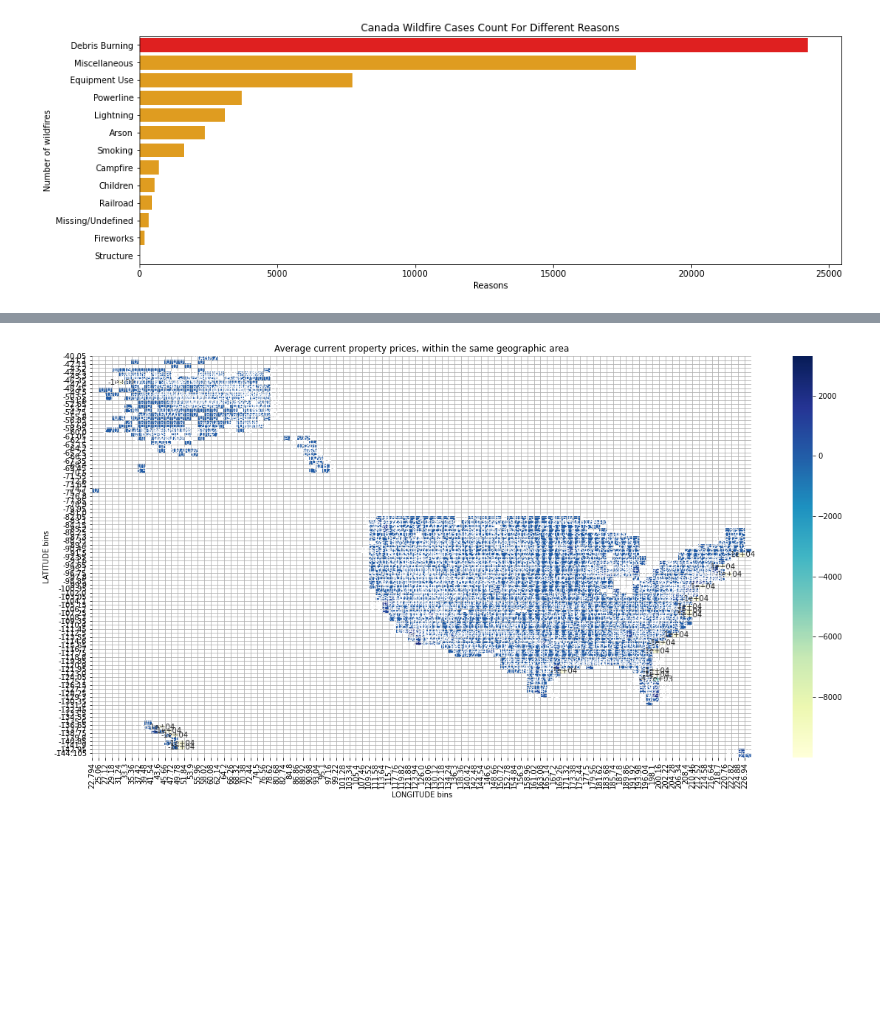
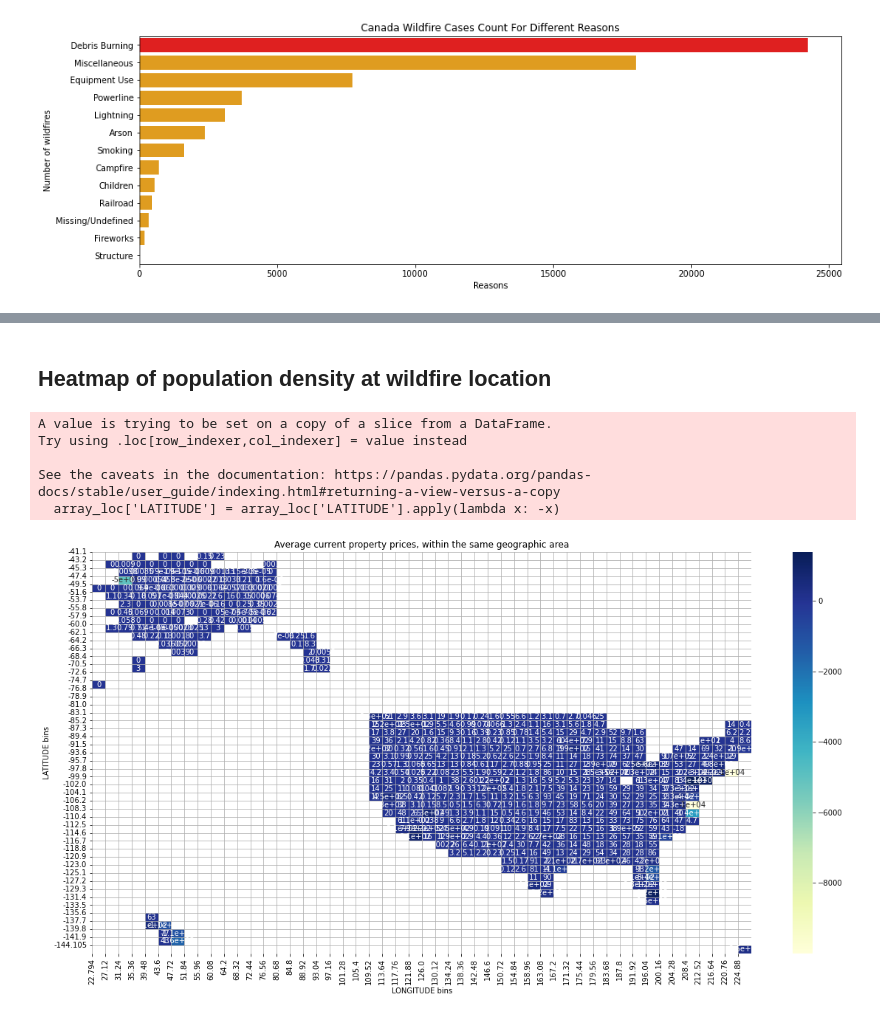
Before and after one commit to huruifu/733-project, a Jupyter notebook: project.ipynb, the cells around one changed output, grey strips where cells are left out. Drawn from its saved outputs; the diff is of its cells as text; code cells hidden in the pictures; blank space fills up the shorter version.

```diff
--- a/project.ipynb
+++ b/project.ipynb
@@ -102,7 +105,5 @@ plt.show()
 # %%
-# world = pd.read_csv('Data/gpw-v4-population-count-rev11_2020_1_deg_asc/gpw_v4_population_count_rev11_2020_1try.asc', sep=' ', header=None)
-world = pd.read_csv('Data/gpw_v4_population_density_rev11_2020_30_min.asc', sep=' ', header=None)
-world = world*10000
-sns.heatmap(world, cmap='YlGnBu')
+density2010 = pd.read_csv('Data/gpw_v4_population_density_rev11_2010_30_min .asc', sep=' ', header=None)
+sns.heatmap(density2010, cmap='YlGnBu')
 # %% [output]
 <AxesSubplot:>
@@ -109,0 +111,3 @@ sns.heatmap(world, cmap='YlGnBu')
+# %%
+density2015 = pd.read_csv('Data/gpw_v4_population_density_rev11_2015_30_min .asc', sep=' ', header=None)
+sns.heatmap(density2015, cmap='YlGnBu')
@@ -128,6 +121,7 @@ pop_density
 # %%
 to_nearest_half = lambda x: int(x)+0.5 if x-int(x) > 0.5 else int(x)
-wildfire['LATITUDE'] = wildfire['LATITUDE'].apply(to_nearest_half)
-wildfire['LONGITUDE'] = wildfire['LONGITUDE'].apply(to_nearest_half)
-wildfire[['LATITUDE', 'LONGITUDE']]
+array_loc = wildfire[['LATITUDE', 'LONGITUDE']]
+array_loc['LATITUDE'] = array_loc['LATITUDE'].apply(to_nearest_half)
+array_loc['LONGITUDE'] = array_loc['LONGITUDE'].apply(to_nearest_half)
+array_loc[['LATITUDE', 'LONGITUDE']]
 # %% [output]
@@ -147,19 +151,25 @@ wildfire[['LATITUDE', 'LONGITUDE']]
 # %%
-array_loc = wildfire[['LATITUDE', 'LONGITUDE']]
+
 array_loc['LATITUDE']=array_loc['LATITUDE'].apply(lambda x:int(179-x*2))
 array_loc['LONGITUDE']=array_loc['LONGITUDE'].apply(lambda x:int(359+x*2))
-print(array_loc.max())
 
-pl=pop_density.to_numpy()
-print(pl.shape)
 def map_density(x):
-    density =pop_density.iloc[x[0],x[1]]
+    # density =pop_density.iloc[x[0],x[1]]
 
-    return pop_density.iloc[x[0],x[1]]
+    # return pop_density.iloc[x[0],x[1]]
+    v2010 = density2010.iloc[x[0],x[1]]
+    v2015 = density2015.iloc[x[0],x[1]]
+    if v2010 != -9999.0 and v2015 != -9999.0:
+        return (v2010 + v2015)/2
+    elif v2010 == -9999.0 and v2015 != -9999.0:
+        return v2015
+    elif v2010 != -9999.0 and v2015 == -9999.0:
+        return v2010
+    else:
+        return -9999.0
 
 array_loc['pop_density'] = array_loc[['LATITUDE', 'LONGITUDE']].apply(map_density, 1)
 array_loc
-array_loc['pop_density'].max()
 # %% [output]
 A value is trying to be set on a copy of a slice from a DataFrame.
 Try using .loc[row_indexer,col_indexer] = value instead
@@ -200,3 +219,5 @@ array_loc
+# %% [markdown]
+## Heatmap of population density at wildfire location
 # %%
 def heatmap_bins(data, fieldsxy, ncuts=30, aggarg='mean'):
     """Perform data.groupby using bin cuts along columns named in fieldsxy.
@@ -218,19 +239,24 @@ def heatmap_bins(data, fieldsxy, ncuts=30, aggarg='mean'):
 # %%
 field = 'pop_density'
 fieldsxy = ['LONGITUDE', 'LATITUDE']
-ncuts = 100
+ncuts = 50
 array_loc['LATITUDE'] = array_loc['LATITUDE'].apply(lambda x: -x)
 with plt.rc_context({'figure.figsize': (20,10)}):
     # TODO -- write your code here ---
     means = heatmap_bins(array_loc, fieldsxy, ncuts)
     sns.heatmap(means[field], annot=True, cmap='YlGnBu')
     xticklabels = means[field].columns.map(lambda x : x.left)
     yticklabels = means[field].index.map(lambda x : x.left)
     locs = range(ncuts)
     plt.title('average current property prices, within the same geographic area'.capitalize())
     plt.xticks(locs, xticklabels)
     plt.yticks(locs, yticklabels)
     plt.grid()
     plt.show()
 # %% [output]
+A value is trying to be set on a copy of a slice from a DataFrame.
+Try using .loc[row_indexer,col_indexer] = value instead
+
+See the caveats in the documentation: https://pandas.pydata.org/pandas-docs/stable/user_guide/indexing.html#returning-a-view-versus-a-copy
+  array_loc['LATITUDE'] = array_loc['LATITUDE'].apply(lambda x: -x)
-[figure, old version]
+[figure, new version]
```
Also changed, not shown: parts of 8 cells of this notebook, 5 other files.
